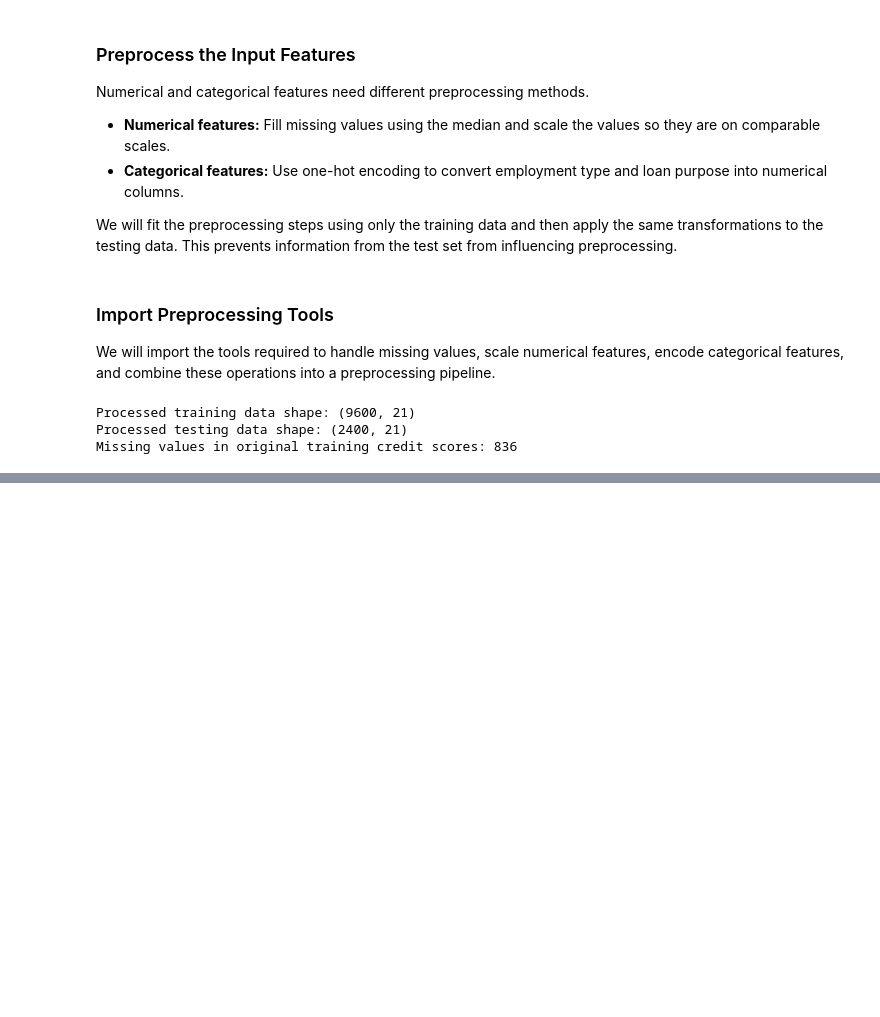
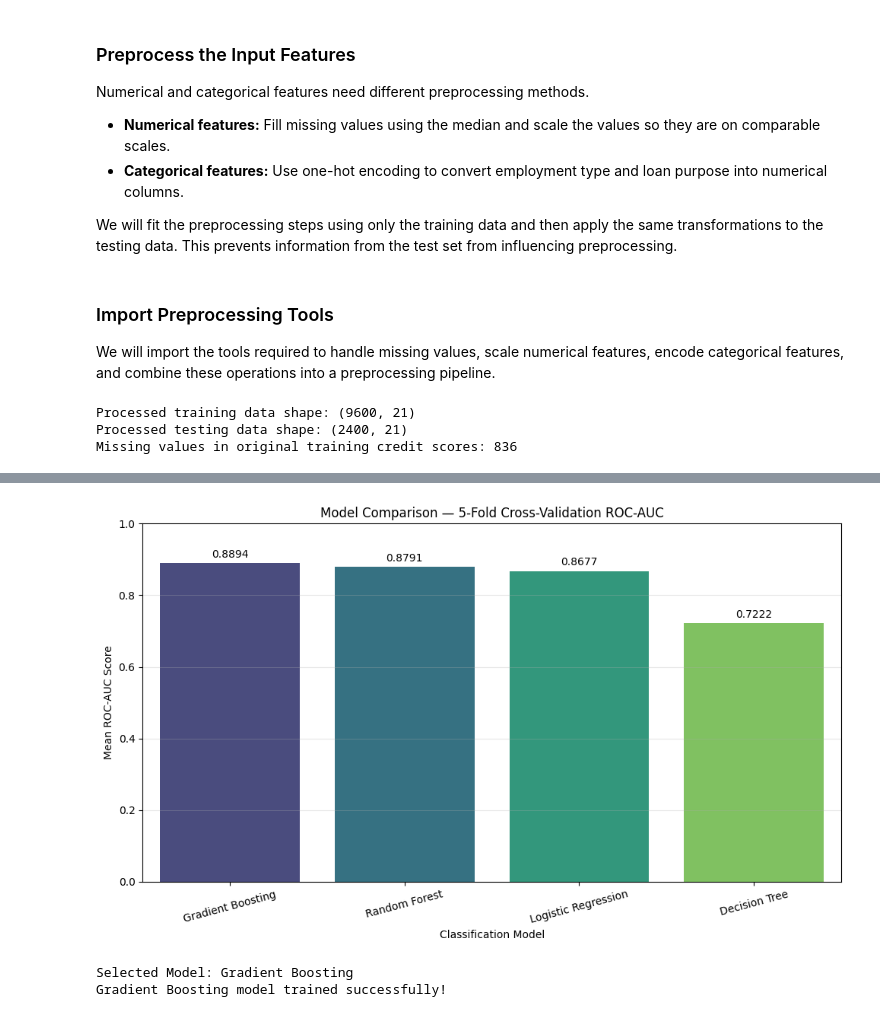
Before and after one commit to Madhukunchala99/credit-pre-screening---Bussiness_UseCase-ML, a Jupyter notebook: Main.ipynb, the cells around one changed output, grey strips where cells are left out. Saved outputs shown, nothing was run; the diff lists cells and outputs as text; code cells hidden in the pictures; blank space fills up the shorter version.

```diff
--- a/Main.ipynb
+++ b/Main.ipynb
@@ -1090,0 +2155,50 @@ Missing values in original training credit scores: 836
+# %%
+import matplotlib.pyplot as plt
+import seaborn as sns
+
+plt.figure(figsize=(10, 6))
+
+ax = sns.barplot(
+    data=cv_results_df,
+    x="Model",
+    y="Mean_ROC_AUC",
+    hue="Model",
+    palette="viridis",
+    legend=False
+)
+
+# Display ROC-AUC value above each bar
+for container in ax.containers:
+    ax.bar_label(
+        container,
+        fmt="%.4f",
+        padding=3
+    )
+
+plt.title("Model Comparison — 5-Fold Cross-Validation ROC-AUC")
+plt.xlabel("Classification Model")
+plt.ylabel("Mean ROC-AUC Score")
+plt.ylim(0, 1)
+plt.xticks(rotation=15)
+plt.grid(axis="y", alpha=0.3)
+plt.tight_layout()
+
+plt.show()
+# %% [output]
+[figure, added]
+# %%
+# Select Gradient Boosting based on cross-validation
+selected_model_name = "Gradient Boosting"
+
+selected_pipeline = clone(
+    model_pipelines[selected_model_name]
+)
+
+# Train on the complete raw training set
+selected_pipeline.fit(raw_cv_train, y_train)
+
+print("Selected Model:", selected_model_name)
+print("Gradient Boosting model trained successfully!")
+# %% [output]
+Selected Model: Gradient Boosting
+Gradient Boosting model trained successfully!
```
Also changed, not shown: parts of 113 cells of this notebook, 3 other files.
